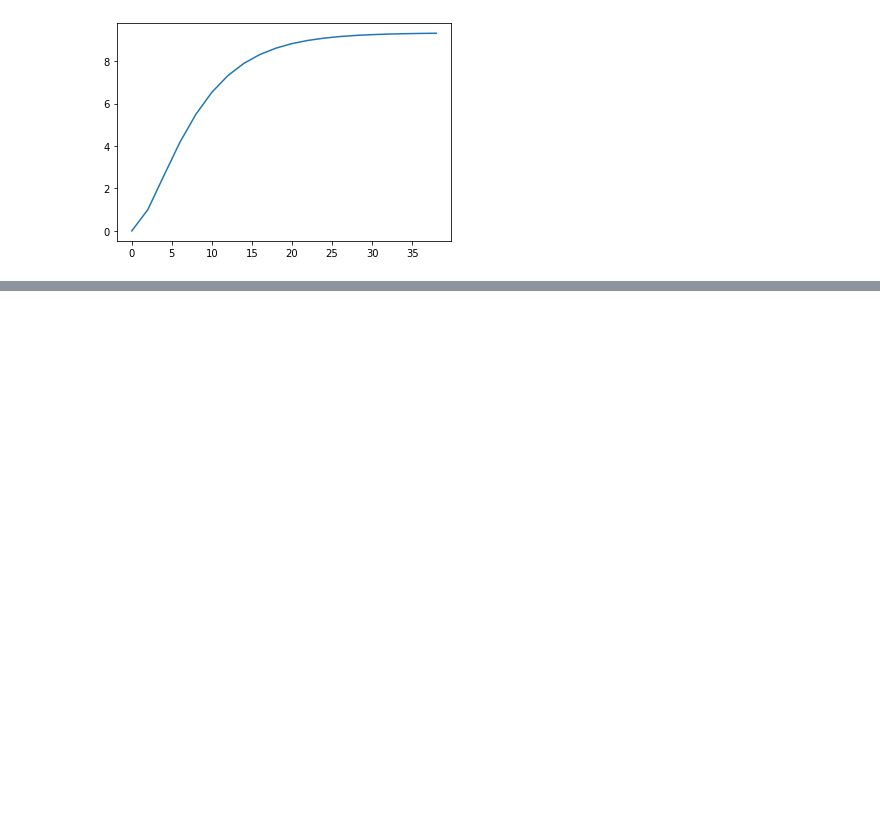
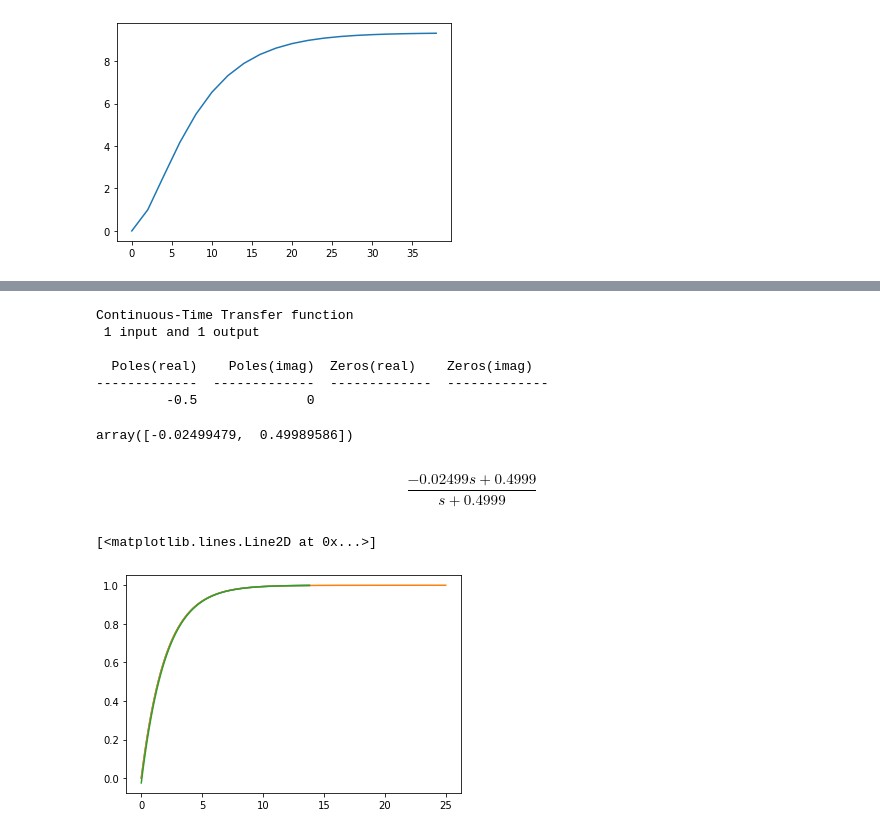
Before and after one commit to JoaoYukio/PCO119, a Jupyter notebook: Atividade 6/Atividade6.ipynb, the cells around one changed output, grey strips where cells are left out. Saved outputs shown, nothing was run; the diff lists cells and outputs as text; code cells hidden in the pictures; blank space fills up the shorter version.

```diff
--- a/Atividade 6/Atividade6.ipynb
+++ b/Atividade 6/Atividade6.ipynb
@@ -144,0 +162,10 @@ plt.plot(yout2, T2)
+# %%
+Gs1 = harold.Transfer([1], [2,1])
+Gs1
+# %% [output]
+Continuous-Time Transfer function
+ 1 input and 1 output
+
+  Poles(real)    Poles(imag)  Zeros(real)    Zeros(imag)
+-------------  -------------  -------------  -------------
+         -0.5              0
@@ -144,0 +174,23 @@ plt.plot(yout2, T2)
+# %%
+Gw1 = harold.undiscretize(Gz1, method = 'tustin')
+Gw1.num[0][:]
+# %% [output]
+array([-0.02499479,  0.49989586])
+# %%
+Gw = control.TransferFunction(Gw1.num[0], Gw1.den[0])
+Gw
+# %% [output]
+$$\frac{-0.02499 s + 0.4999}{s + 0.4999}$$
+# %%
+youtS, TS = control.step_response(Gs)
+# %%
+youtZ, TZ = control.step_response(Gz)
+# %%
+youtW, TW = control.step_response(Gw)
+# %%
+plt.plot(youtS, TS)
+plt.plot(youtZ, TZ)
+plt.plot(youtW, TW)
+# %% [output]
+[<matplotlib.lines.Line2D at 0x...>]
+[figure, added]
```
Also changed, not shown: parts of 7 cells of this notebook.
